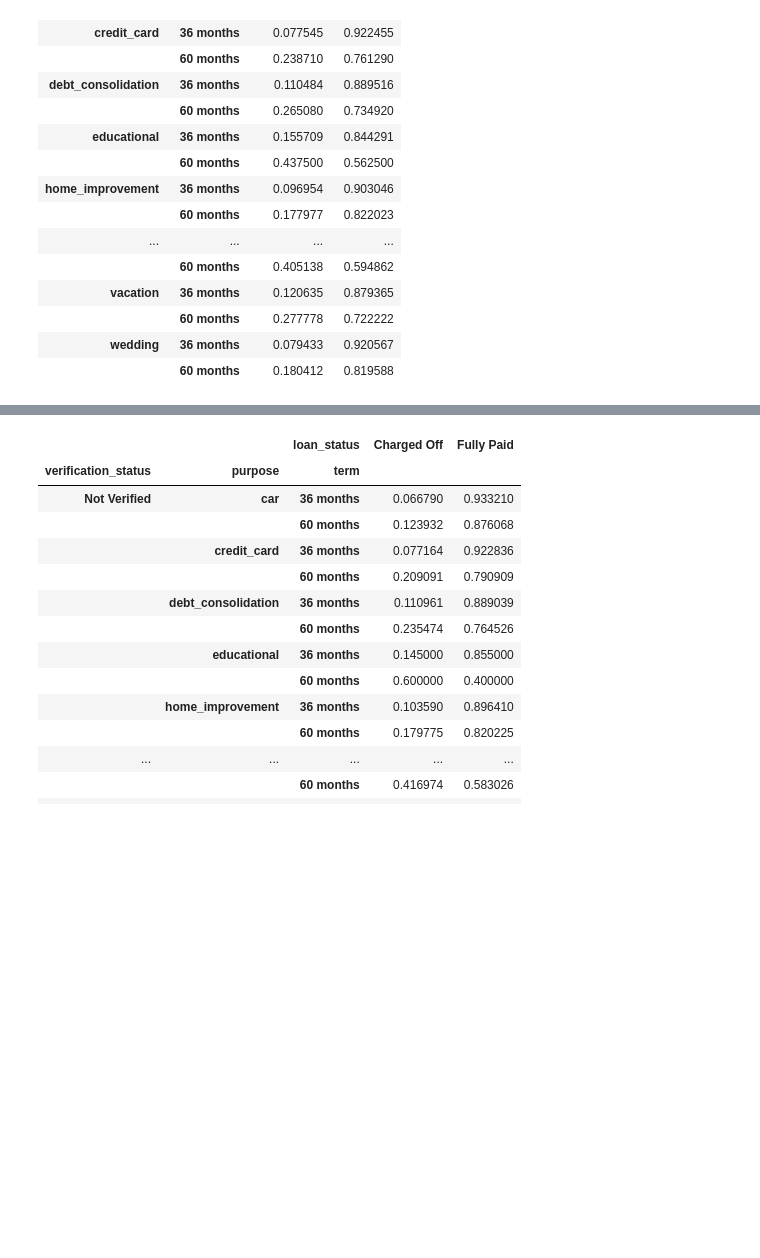
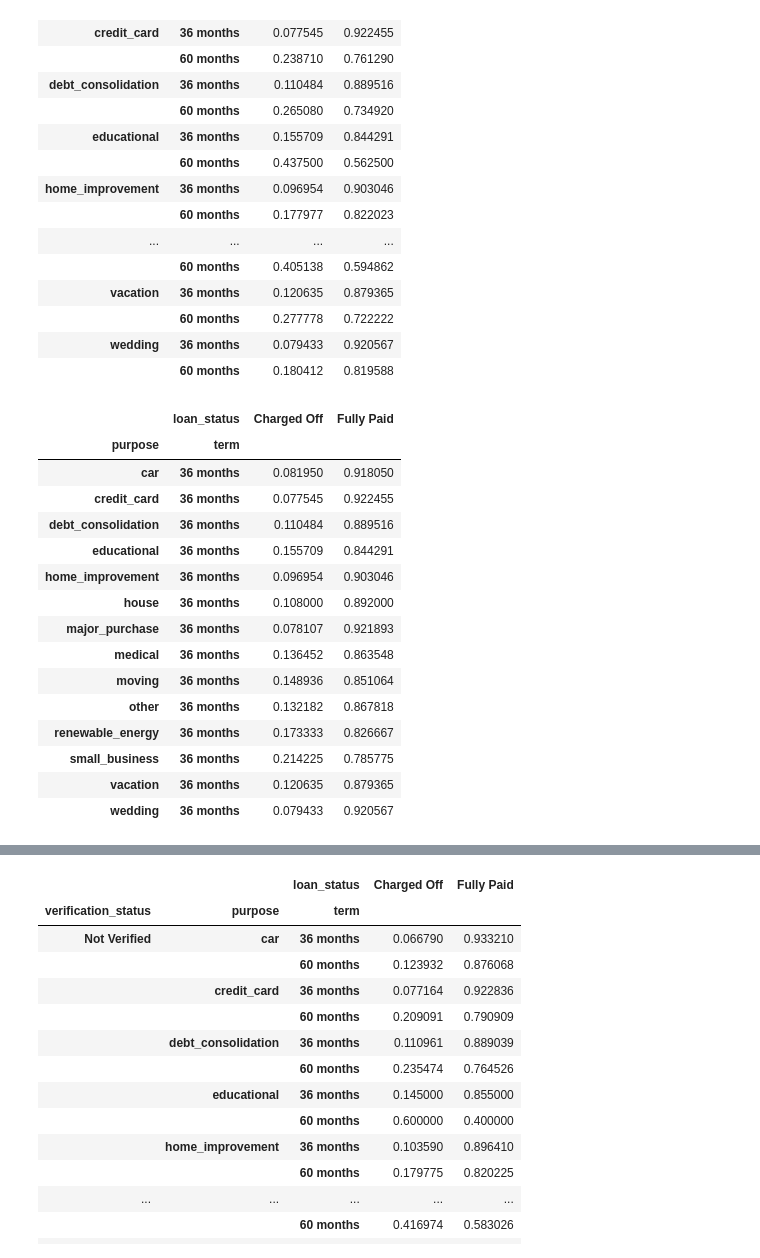
Before and after one commit to karthikmnkrishna/Loan-default-prediction, a Jupyter notebook: Lending_case_Study_combine.ipynb, the cells around one changed output, grey strips where cells are left out. Saved outputs shown, nothing was run; the diff lists cells and outputs as text; code cells hidden in the pictures; blank space fills up the shorter version.

```diff
--- a/Lending_case_Study_combine.ipynb
+++ b/Lending_case_Study_combine.ipynb
@@ -1883,3 +1878,26 @@ pd.crosstab([loans.purpose ,loans.term ],[loans.loan_status],values=loans.loan_a
 |  | 60 months | 0.277778 | 0.722222 |
 | wedding | 36 months | 0.079433 | 0.920567 |
 |  | 60 months | 0.180412 | 0.819588 |
+# %%
+l36 = loans[loans.term == '36 months']
+l60 = loans[loans.term == '60 months']
+# %%
+pd.crosstab([l36.purpose ,l36.term ],[l36.loan_status],values=l36.loan_amnt,aggfunc='count',
+           normalize='index')
+# %% [output]
+|  | loan_status | Charged Off | Fully Paid |
+| purpose | term |  |  |
+| car | 36 months | 0.081950 | 0.918050 |
+| credit_card | 36 months | 0.077545 | 0.922455 |
+| debt_consolidation | 36 months | 0.110484 | 0.889516 |
+| educational | 36 months | 0.155709 | 0.844291 |
+| home_improvement | 36 months | 0.096954 | 0.903046 |
+| house | 36 months | 0.108000 | 0.892000 |
+| major_purchase | 36 months | 0.078107 | 0.921893 |
+| medical | 36 months | 0.136452 | 0.863548 |
+| moving | 36 months | 0.148936 | 0.851064 |
+| other | 36 months | 0.132182 | 0.867818 |
+| renewable_energy | 36 months | 0.173333 | 0.826667 |
+| small_business | 36 months | 0.214225 | 0.785775 |
+| vacation | 36 months | 0.120635 | 0.879365 |
+| wedding | 36 months | 0.079433 | 0.920567 |
```
Also changed, not shown: parts of 7 cells of this notebook.
